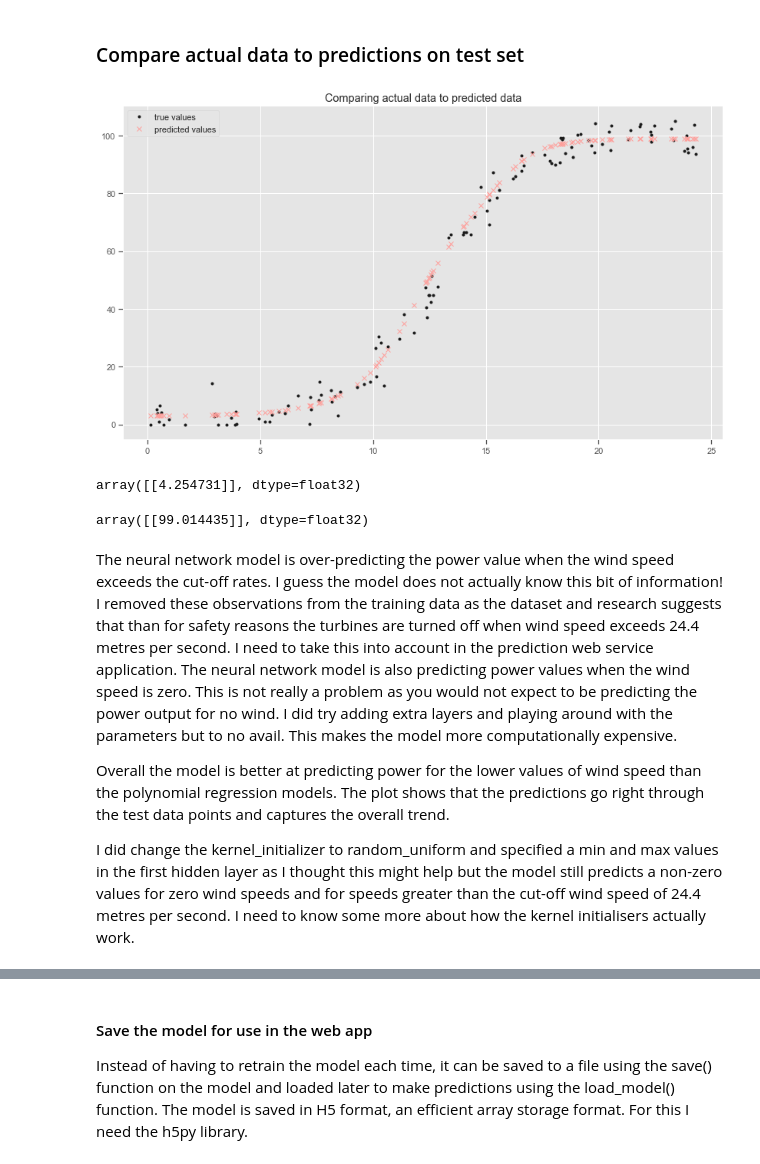
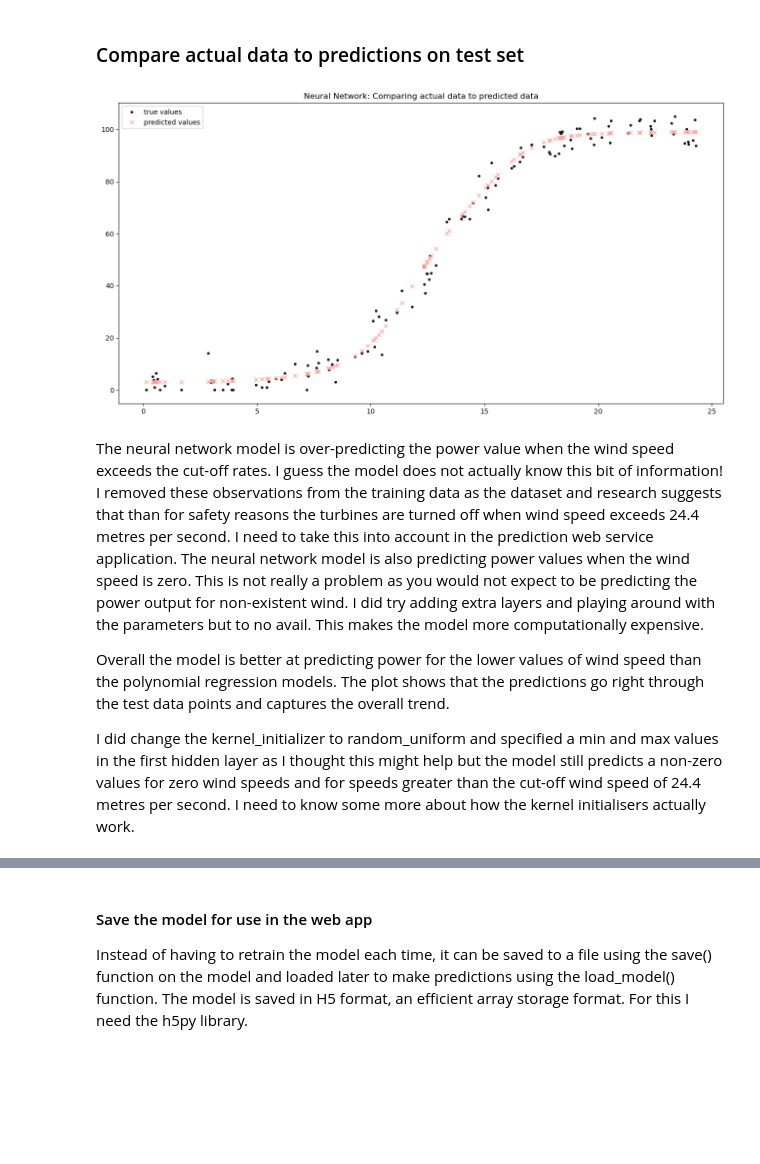
Before and after one commit to angela1C/MLASProject, a Jupyter notebook: wind_project.ipynb, the cells around one changed output, grey strips where cells are left out. Drawn from its saved outputs; the diff is of its cells as text; code cells hidden in the pictures; blank space fills up the shorter version.

```diff
--- a/wind_project.ipynb
+++ b/wind_project.ipynb
@@ -1060,26 +1062,23 @@ model_predictions = model.predict(X_test)
 # %% [markdown]
 ### Compare actual data to predictions on test set
 # %%
-plt.title('Comparing actual data to predicted data')
+plt.style.use('seaborn-colorblind')
+plt.title('Neural Network: Comparing actual data to predicted data')
 plt.plot(X_test, y_test, 'k.', label="true values")
 plt.plot(X_test, model_predictions, 'rx', label="predicted values")
 
 plt.legend()
 plt.show()
 # %% [output]
-[figure, old version]
+[figure, new version]
 # %%
-model.predict([0])
+#model.predict([0])
-# %% [output]
-array([[4.254731]], dtype=float32)
 # %%
-model.predict([24.5])
+#model.predict([24.5])
-# %% [output]
-array([[99.014435]], dtype=float32)
 # %% [markdown]
 
 The neural network model is over-predicting the power value when the wind speed exceeds the cut-off rates. I guess the model does not actually know this bit of information! I removed these observations from the training data as the dataset and research suggests that than for safety reasons the turbines are turned off when wind speed exceeds 24.4 metres per second.
-I need to take this into account in the prediction web service application. The neural network model is also predicting power values when the wind speed is zero. This is not really a problem as you would not expect to be predicting the power output for no wind.
+I need to take this into account in the prediction web service application. The neural network model is also predicting power values when the wind speed is zero. This is not really a problem as you would not expect to be predicting the power output for non-existent wind.
 I did try adding extra layers and playing around with the parameters but to no avail. This makes the model more computationally expensive.
 
 Overall the model is better at predicting power for the lower values of wind speed than the polynomial regression models. The plot shows that the predictions go right through the test data points and captures the overall trend.
```
Also changed, not shown: parts of 34 cells of this notebook, 9 other files.
